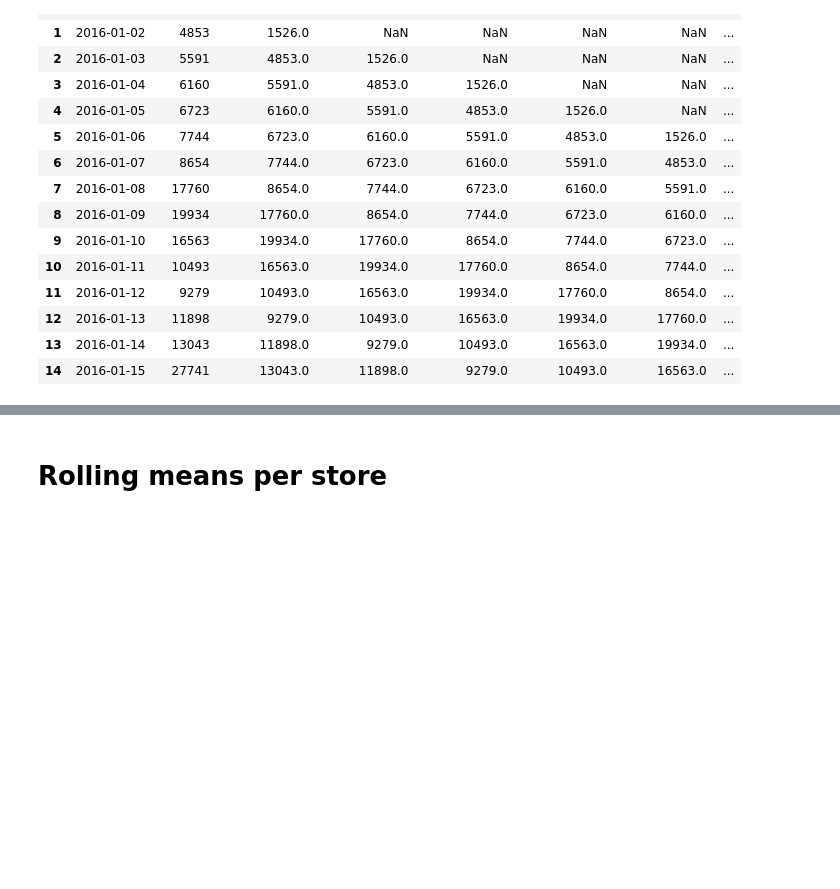
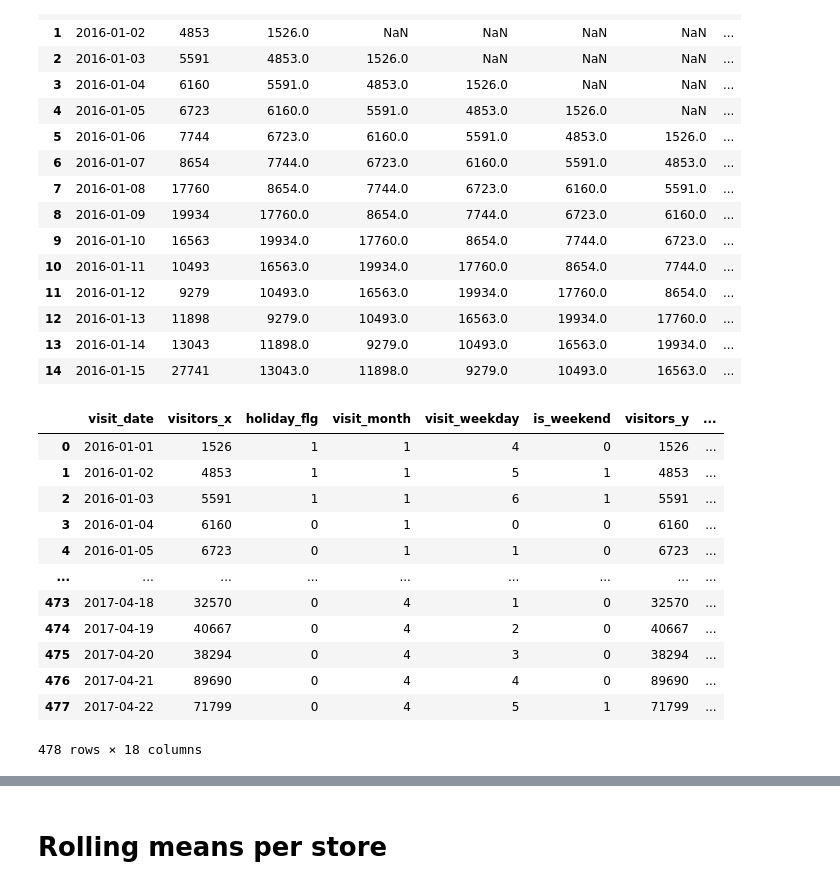
Before and after one commit to MengenL-ds/Forecasting-Restaurant-Visitor-Demand-with-Machine-Learning, a Jupyter notebook: notebooks/Global_total_visitor_count.ipynb, the cells around one changed output, grey strips where cells are left out. Cells and saved outputs as stored; diff of their text form; code cells hidden in the pictures; blank space fills up the shorter version.

```diff
--- a/notebooks/Global_total_visitor_count.ipynb
+++ b/notebooks/Global_total_visitor_count.ipynb
@@ -185,4 +195,21 @@ lags.head(15)
 | 12 | 2016-01-13 | 11898 | 9279.0 | 10493.0 | 16563.0 | 19934.0 | 17760.0 | ... |
 | 13 | 2016-01-14 | 13043 | 11898.0 | 9279.0 | 10493.0 | 16563.0 | 19934.0 | ... |
 | 14 | 2016-01-15 | 27741 | 13043.0 | 11898.0 | 9279.0 | 10493.0 | 16563.0 | ... |
+# %%
+X_lags = pd.merge(df, lags, how="left", on="visit_date")
+X_lags
+# %% [output]
+|  | visit_date | visitors_x | holiday_flg | visit_month | visit_weekday | is_weekend | visitors_y | ... |
+| 0 | 2016-01-01 | 1526 | 1 | 1 | 4 | 0 | 1526 | ... |
+| 1 | 2016-01-02 | 4853 | 1 | 1 | 5 | 1 | 4853 | ... |
+| 2 | 2016-01-03 | 5591 | 1 | 1 | 6 | 1 | 5591 | ... |
+| 3 | 2016-01-04 | 6160 | 0 | 1 | 0 | 0 | 6160 | ... |
+| 4 | 2016-01-05 | 6723 | 0 | 1 | 1 | 0 | 6723 | ... |
+| ... | ... | ... | ... | ... | ... | ... | ... | ... |
+| 473 | 2017-04-18 | 32570 | 0 | 4 | 1 | 0 | 32570 | ... |
+| 474 | 2017-04-19 | 40667 | 0 | 4 | 2 | 0 | 40667 | ... |
+| 475 | 2017-04-20 | 38294 | 0 | 4 | 3 | 0 | 38294 | ... |
+| 476 | 2017-04-21 | 89690 | 0 | 4 | 4 | 0 | 89690 | ... |
+| 477 | 2017-04-22 | 71799 | 0 | 4 | 5 | 1 | 71799 | ... |
+478 rows × 18 columns
 # %%
```
Also changed, not shown: parts of 11 cells of this notebook, 23 other files.
